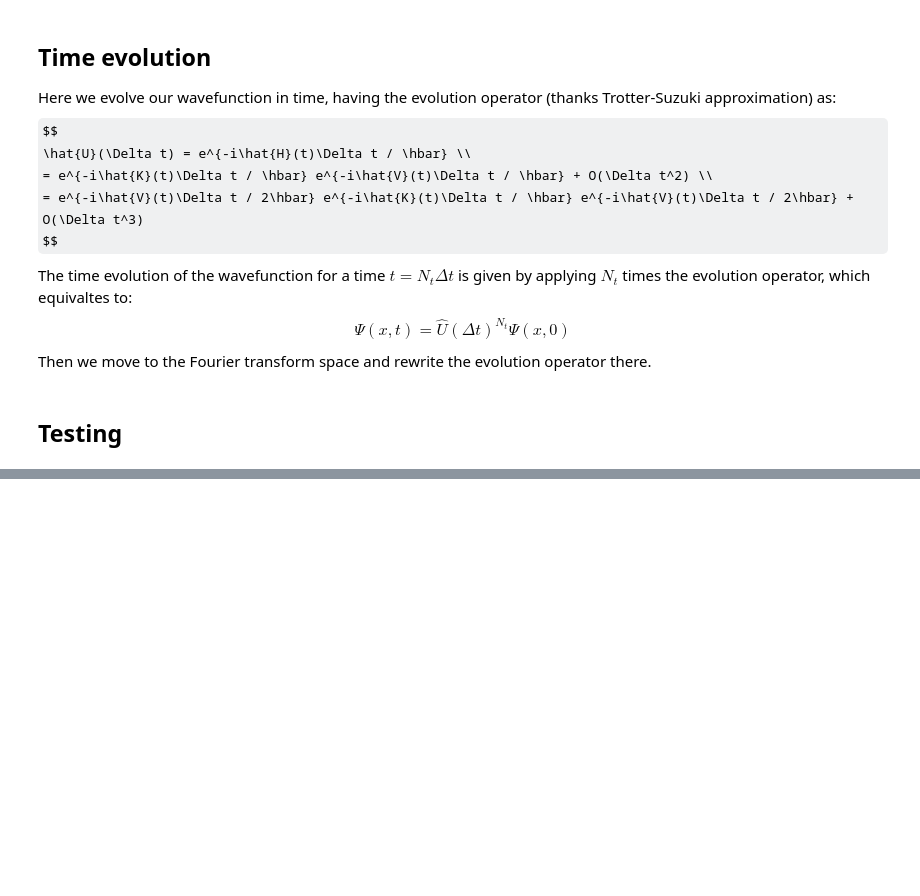
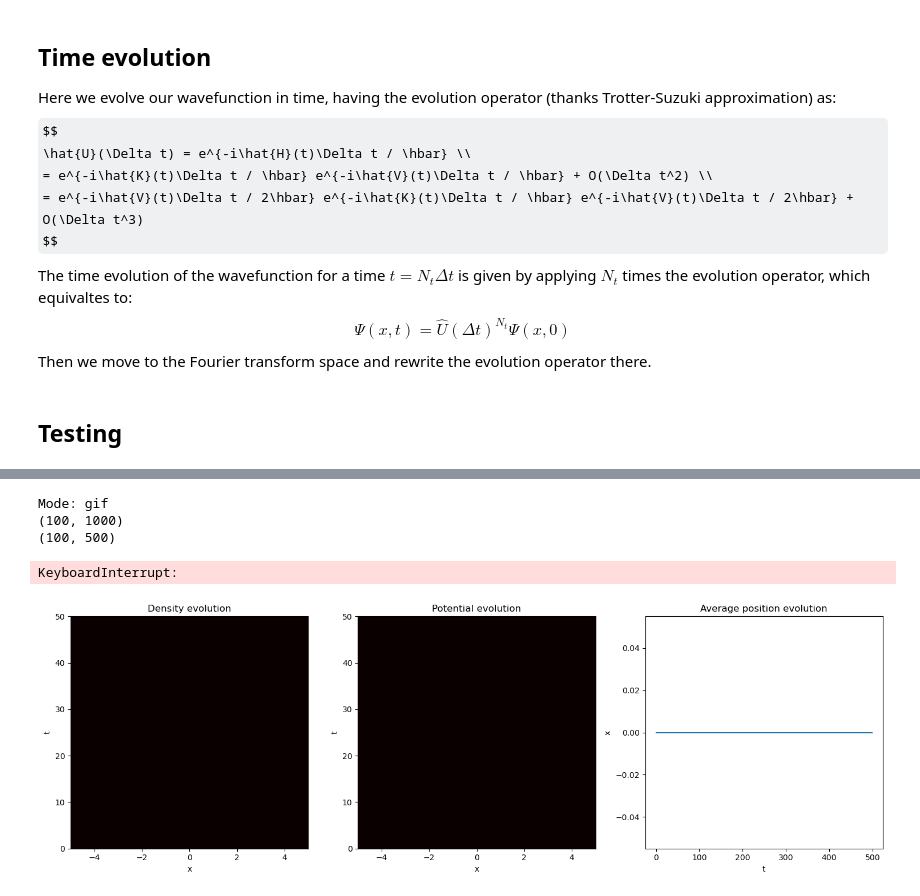
Before and after one commit to pietromalagoli/QIC, a Jupyter notebook: hw/hw5/hw5_MALAGOLI.ipynb, the cells around one changed output, grey strips where cells are left out. Cells and saved outputs as stored; diff of their text form; code cells hidden in the pictures; some formulas as TeX source; blank space fills up the shorter version.

```diff
--- a/hw/hw5/hw5_MALAGOLI.ipynb
+++ b/hw/hw5/hw5_MALAGOLI.ipynb
@@ -318,0 +343,40 @@ plt.show()
+# %%
+#create gif
+density, potential, avg_position = time_evolution(par, opr, mode='gif')
+print(density.shape)
+print(avg_position.shape)
+
+# Create the gif
+import imageio
+
+# Create the gif
+images = []
+if not os.path.exists('./images'):
+    os.makedirs('./images')
+
+for i in range(100):
+    fig, ax = plt.subplots(1, 3, figsize=(15, 5))
+    ax[0].imshow(density[i].reshape(1,2*par.Nx), aspect='auto', extent=[-xmax, xmax, 0, tsim], cmap='hot')
+    ax[0].set_title('Density evolution')
+    ax[0].set_xlabel('x')
+    ax[0].set_ylabel('t')
+    ax[1].imshow(potential[i].reshape(1,par.Nx), aspect='auto', extent=[-xmax, xmax, 0, tsim], cmap='hot')
+    ax[1].set_title('Potential evolution')
+    ax[1].set_xlabel('x')
+    ax[1].set_ylabel('t')
+    ax[2].plot(avg_position[i])
+    ax[2].set_title('Average position evolution')
+    ax[2].set_xlabel('t')
+    ax[2].set_ylabel('x')
+    plt.tight_layout()
+    plt.savefig(f'./images/image_{i}.png')
+    plt.close()
+    images.append(imageio.imread(f'./images/image_{i}.png'))
+
+imageio.mimsave('./images/evolution.gif', images, duration=0.1)
+# %% [output]
+Mode: gif
+(100, 1000)
+(100, 500)
+KeyboardInterrupt:
+[figure, added]
```
Also changed, not shown: parts of 3 cells of this notebook.
